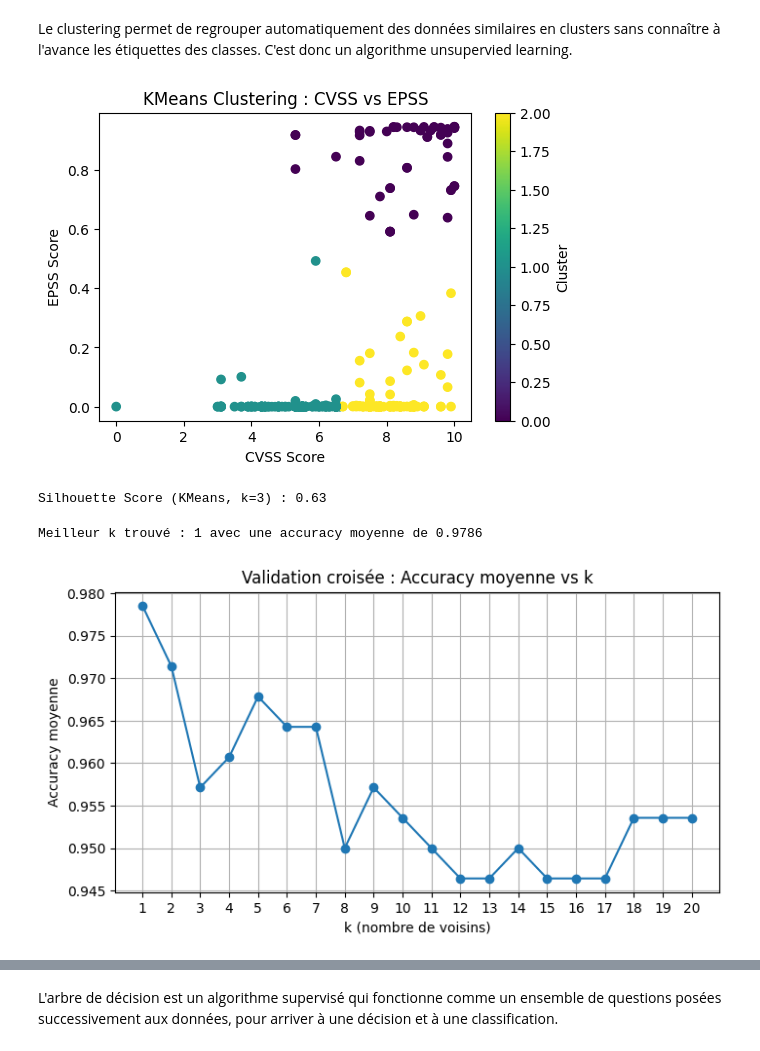
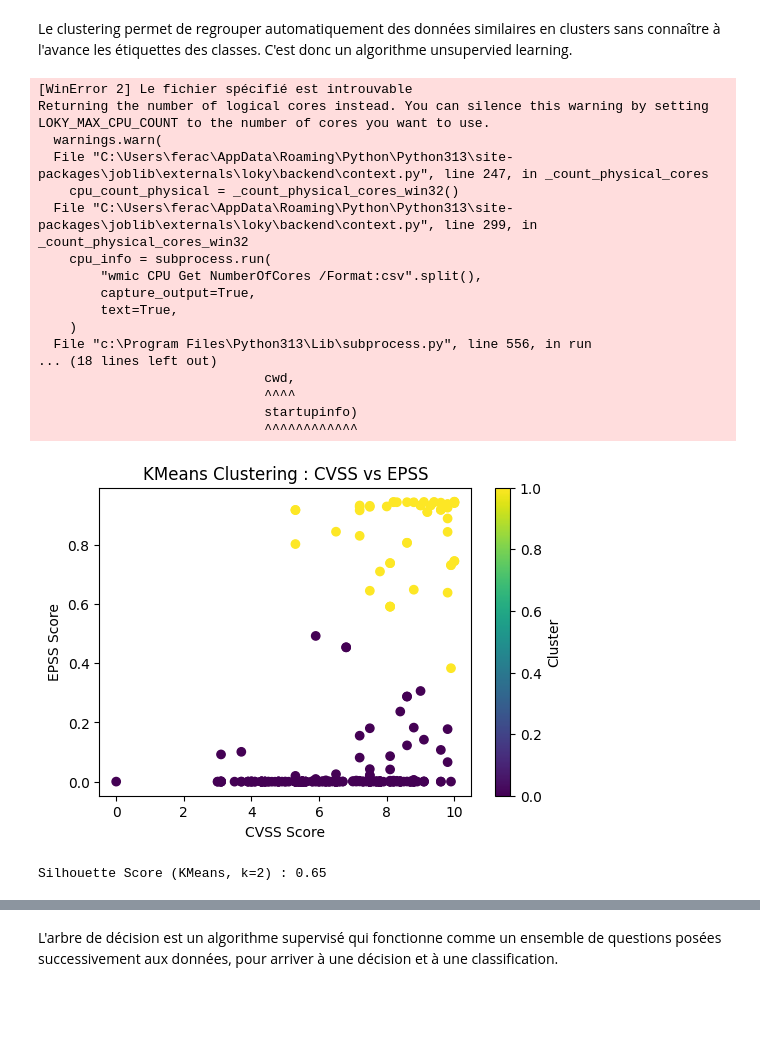
Before and after one commit to totolezozo/Project-Mastercamp, a Jupyter notebook: notebooks/visualizations.ipynb, the cells around one changed output, grey strips where cells are left out. Drawn from its saved outputs; the diff is of its cells as text; code cells hidden in the pictures; blank space fills up the shorter version.

```diff
--- a/notebooks/visualizations.ipynb
+++ b/notebooks/visualizations.ipynb
@@ -184,64 +183,50 @@ Le clustering permet de regrouper automatiquement des données similaires en clu
 # %%
 from sklearn.cluster import KMeans
 from sklearn.preprocessing import StandardScaler
 from sklearn.metrics import silhouette_score
 import matplotlib.pyplot as plt
 
 # Préparation des données
 df_cluster = df[['cvss_score', 'epss_score']].dropna().copy()
 
 scaler = StandardScaler()
 X_scaled = scaler.fit_transform(df_cluster)
 
-# Clustering KMeans avec k=3
-kmeans = KMeans(n_clusters=3, random_state=42, n_init=10)
+# Clustering KMeans avec k=
+kmeans = KMeans(n_clusters=2, random_state=42, n_init=10)
 clusters = kmeans.fit_predict(X_scaled)
 
 df_cluster['cluster'] = clusters
 
 # Visualisation
 plt.figure(figsize=(6,4))
 plt.scatter(df_cluster['cvss_score'], df_cluster['epss_score'], c=df_cluster['cluster'], cmap='viridis')
 plt.title('KMeans Clustering : CVSS vs EPSS')
 plt.xlabel('CVSS Score')
 plt.ylabel('EPSS Score')
 plt.colorbar(label='Cluster')
 plt.show()
 
 # Score de silhouette
 score = silhouette_score(X_scaled, clusters)
-print(f"Silhouette Score (KMeans, k=3) : {score:.2f}")
+print(f"Silhouette Score (KMeans, k=2) : {score:.2f}")
 # %% [output]
+[WinError 2] Le fichier spécifié est introuvable
+Returning the number of logical cores instead. You can silence this warning by setting LOKY_MAX_CPU_COUNT to the number of cores you want to use.
+  warnings.warn(
+  File "C:\Users\ferac\AppData\Roaming\Python\Python313\site-packages\joblib\externals\loky\backend\context.py", line 247, in _count_physical_cores
+    cpu_count_physical = _count_physical_cores_win32()
+  File "C:\Users\ferac\AppData\Roaming\Python\Python313\site-packages\joblib\externals\loky\backend\context.py", line 299, in _count_physical_cores_win32
+    cpu_info = subprocess.run(
+        "wmic CPU Get NumberOfCores /Format:csv".split(),
+        capture_output=True,
+        text=True,
+    )
+  File "c:\Program Files\Python313\Lib\subprocess.py", line 556, in run
+... (18 lines left out)
+                             cwd,
+                             ^^^^
+                             startupinfo)
+                             ^^^^^^^^^^^^
-[figure, old version]
+[figure, new version]
-Silhouette Score (KMeans, k=3) : 0.63
+Silhouette Score (KMeans, k=2) : 0.65
-# %%
-from sklearn.model_selection import cross_val_score
-from sklearn.neighbors import KNeighborsClassifier
-import numpy as np
-import matplotlib.pyplot as plt
-
-# Recherche du meilleur k via validation croisée (sur X_train et y_train)
-k_values = range(1, 21)
-scores = []
-
-for k in k_values:
-    knn_cv = KNeighborsClassifier(n_neighbors=k)
-    cv_scores = cross_val_score(knn_cv, X_train, y_train, cv=5, scoring='accuracy')  # 5-fold CV
-    scores.append(cv_scores.mean())
-
-# Trouver le k optimal
-best_k = k_values[np.argmax(scores)]
-print(f"Meilleur k trouvé : {best_k} avec une accuracy moyenne de {max(scores):.4f}")
-
-# Affichage de l'évolution des scores en fonction de k
-plt.figure(figsize=(8,4))
-plt.plot(k_values, scores, marker='o')
-plt.title("Validation croisée : Accuracy moyenne vs k")
-plt.xlabel("k (nombre de voisins)")
-plt.ylabel("Accuracy moyenne")
-plt.xticks(k_values)
-plt.grid()
-plt.show()
-# %% [output]
-Meilleur k trouvé : 1 avec une accuracy moyenne de 0.9786
-[figure, removed]
```
Also changed, not shown: parts of 3 cells of this notebook.
